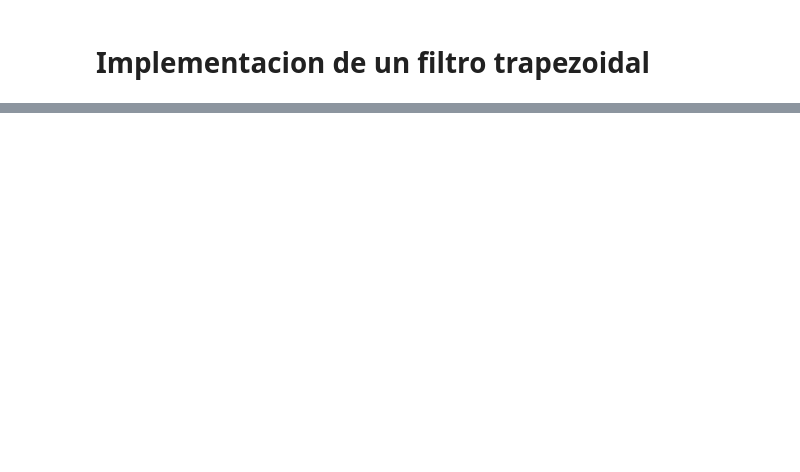
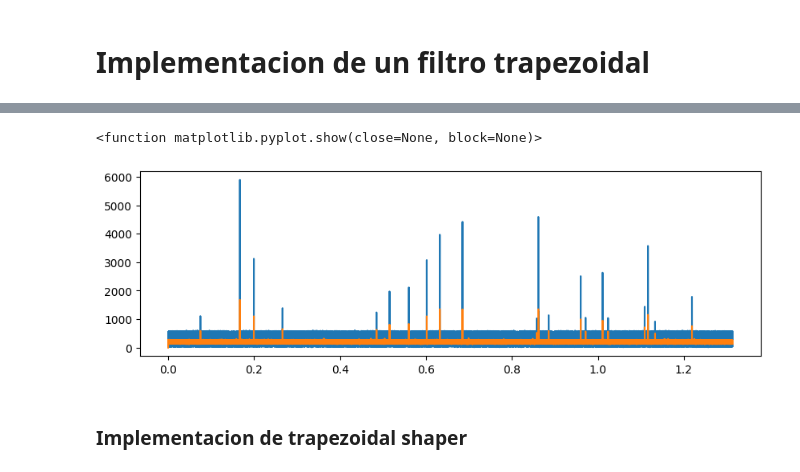
Before and after one commit to fabioc9675/KRIA_Starter_Guide, a Jupyter notebook: Kria_Test/XadcFirTrap_Fifo/Processing/Trapezoidal_other.ipynb, the cells around one changed output, grey strips where cells are left out. Saved outputs shown, nothing was run; the diff lists cells and outputs as text; code cells hidden in the pictures; blank space fills up the shorter version.

```diff
--- a/Kria_Test/XadcFirTrap_Fifo/Processing/Trapezoidal_other.ipynb
+++ b/Kria_Test/XadcFirTrap_Fifo/Processing/Trapezoidal_other.ipynb
@@ -160,0 +56,16 @@ plt.show
+# %%
+# Use firwin with a Kaiser window to create a lowpass FIR filter.
+#taps = firwin(100, [30/(2*N), 100/(2*N)], window='hann', pass_zero='bandpass')
+taps = firwin(10, [1/(2*Fs), 50000/(2*Fs)], window='hann', pass_zero='bandpass')
+
+# Use lfilter to filter x with the FIR filter.
+y_f = lfilter(taps, 1.0, y)
+
+plt.figure(figsize=(10,3))
+plt.plot(t,y)
+plt.plot(t,y_f)
+#plt.xlim([0.017,0.0172])
+plt.show
+# %% [output]
+<function matplotlib.pyplot.show(close=None, block=None)>
+[figure, added]
@@ -160,0 +76,2 @@ plt.show
+# %% [markdown]
+### Implementacion de trapezoidal shaper
```
Also changed, not shown: parts of 37 cells of this notebook, 1 other file.
